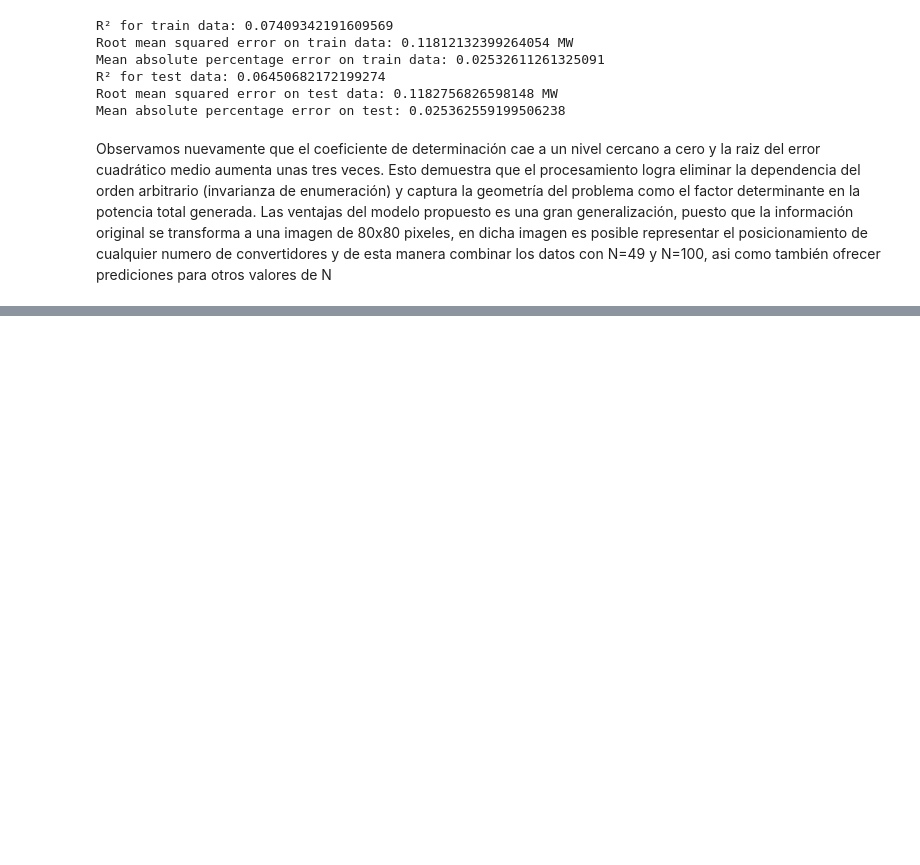
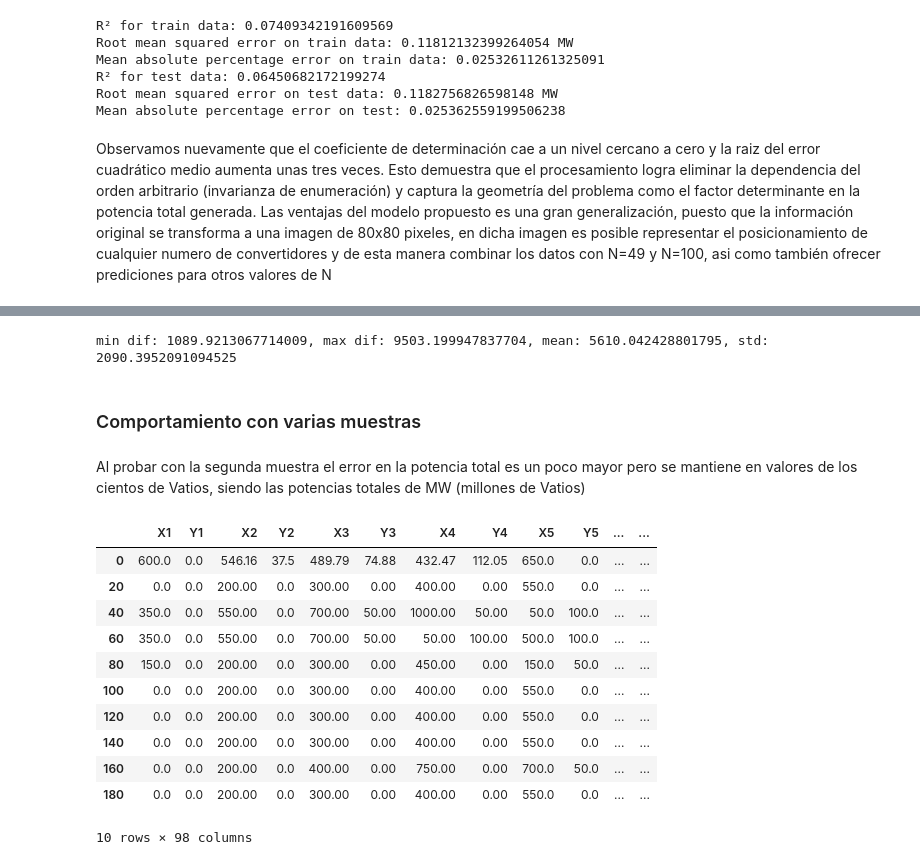
Before and after one commit to afflorezc/proyecto_modelos_2, a Jupyter notebook: Procesamiento_Grid.ipynb, the cells around one changed output, grey strips where cells are left out. Drawn from its saved outputs; the diff is of its cells as text; code cells hidden in the pictures; blank space fills up the shorter version.

Commit message:
grid model

```diff
--- a/Procesamiento_Grid.ipynb
+++ b/Procesamiento_Grid.ipynb
@@ -830,0 +968,50 @@ Observamos nuevamente que el coeficiente de determinación cae a un nivel cercan
+# %%
+print(f"min dif: {np.min(np.abs(diff))}, max dif: {np.max(np.abs(diff))}, mean: {np.mean(np.abs(diff))}, std: {np.std(np.abs(diff))}")
+# %% [output]
+min dif: 1089.9213067714009, max dif: 9503.199947837704, mean: 5610.042428801795, std: 2090.3952091094525
+# %% [markdown]
+### Comportamiento con varias muestras
+# %% [markdown]
+Al probar con la segunda muestra el error en la potencia total es un poco mayor pero se mantiene en valores de los cientos de Vatios, siendo las potencias totales de MW (millones de Vatios)
+# %%
+def extract_layouts(df, n, filename):
+    '''
+    Extracts n samples from the given dataset that represent the data for various layouts
+    and save then into a csv file for uploading in the matlab program and run the model
+
+    Input: df = Dataframe with the information of original datasets
+           n = number of samples to extract
+           filename = output filename with the extracted information
+    Output: None (csv file saved in the directory of the session)
+    '''
+    #Identify if the dataset corresponds to 49 or 100 converters
+    if df.shape[1] == 3*49+2:
+        n_converters = 49
+    elif df.shape[1] == 3*100+2:
+        n_converters = 100
+    else:
+        print('Invalid or corrupted dataset')
+        return
+    # Indexes for the samples step 20
+    indexes = np.arange(0, n*20, 20)
+    # Extract the geometrical information
+    extracted_data = df.iloc[indexes, 0:2*n_converters]
+    extracted_data.to_csv(f"{filename}.csv", header=False, index=False)
+    return extracted_data
+# %%
+extracted_data = extract_layouts(perth_49_df, 10, "10_config_perth_49")
+# %%
+extracted_data
+# %% [output]
+|  | X1 | Y1 | X2 | Y2 | X3 | Y3 | X4 | Y4 | X5 | Y5 | ... | ... |
+| 0 | 600.0 | 0.0 | 546.16 | 37.5 | 489.79 | 74.88 | 432.47 | 112.05 | 650.0 | 0.0 | ... | ... |
+| 20 | 0.0 | 0.0 | 200.00 | 0.0 | 300.00 | 0.00 | 400.00 | 0.00 | 550.0 | 0.0 | ... | ... |
+| 40 | 350.0 | 0.0 | 550.00 | 0.0 | 700.00 | 50.00 | 1000.00 | 50.00 | 50.0 | 100.0 | ... | ... |
+| 60 | 350.0 | 0.0 | 550.00 | 0.0 | 700.00 | 50.00 | 50.00 | 100.00 | 500.0 | 100.0 | ... | ... |
+| 80 | 150.0 | 0.0 | 200.00 | 0.0 | 300.00 | 0.00 | 450.00 | 0.00 | 150.0 | 50.0 | ... | ... |
+| 100 | 0.0 | 0.0 | 200.00 | 0.0 | 300.00 | 0.00 | 400.00 | 0.00 | 550.0 | 0.0 | ... | ... |
+| 120 | 0.0 | 0.0 | 200.00 | 0.0 | 300.00 | 0.00 | 400.00 | 0.00 | 550.0 | 0.0 | ... | ... |
+| 140 | 0.0 | 0.0 | 200.00 | 0.0 | 300.00 | 0.00 | 400.00 | 0.00 | 550.0 | 0.0 | ... | ... |
+| 160 | 0.0 | 0.0 | 200.00 | 0.0 | 400.00 | 0.00 | 750.00 | 0.00 | 700.0 | 50.0 | ... | ... |
+| 180 | 0.0 | 0.0 | 200.00 | 0.0 | 300.00 | 0.00 | 400.00 | 0.00 | 550.0 | 0.0 | ... | ... |
+10 rows × 98 columns
```
Also changed, not shown: parts of 25 cells of this notebook, 2 other files.
